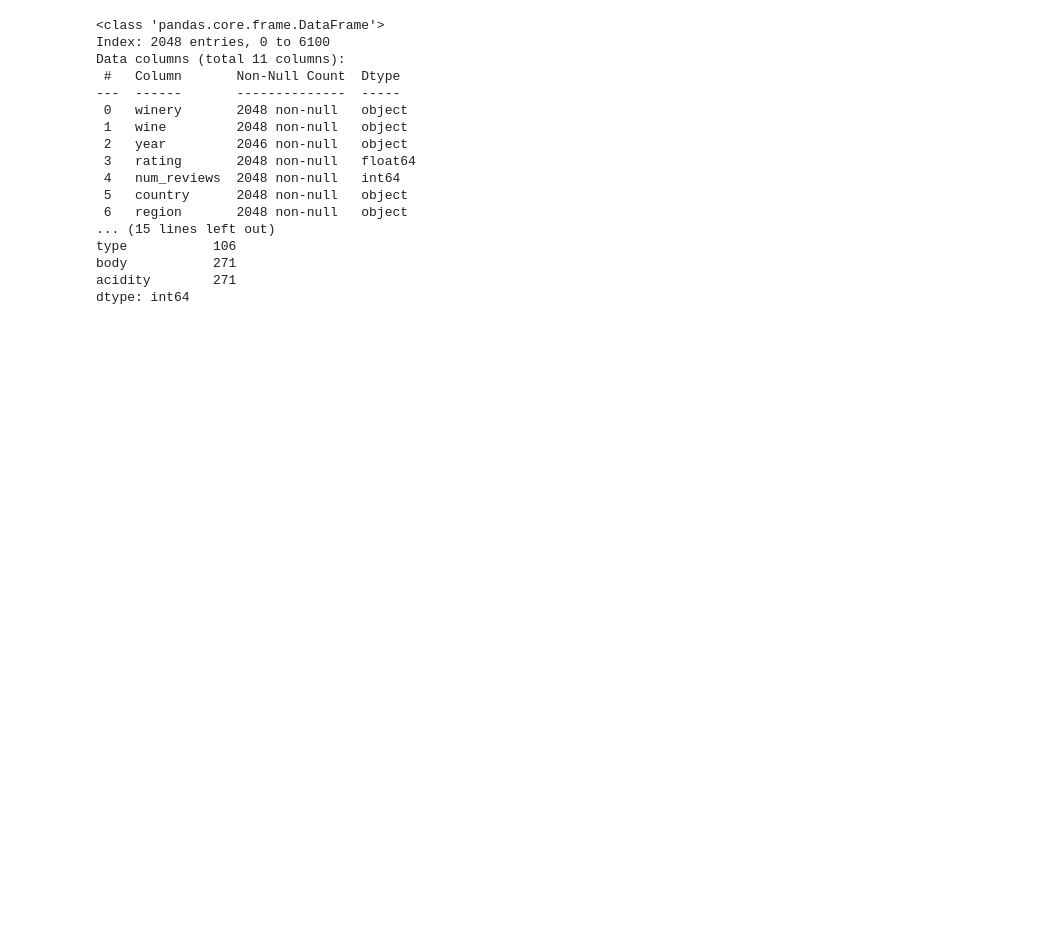
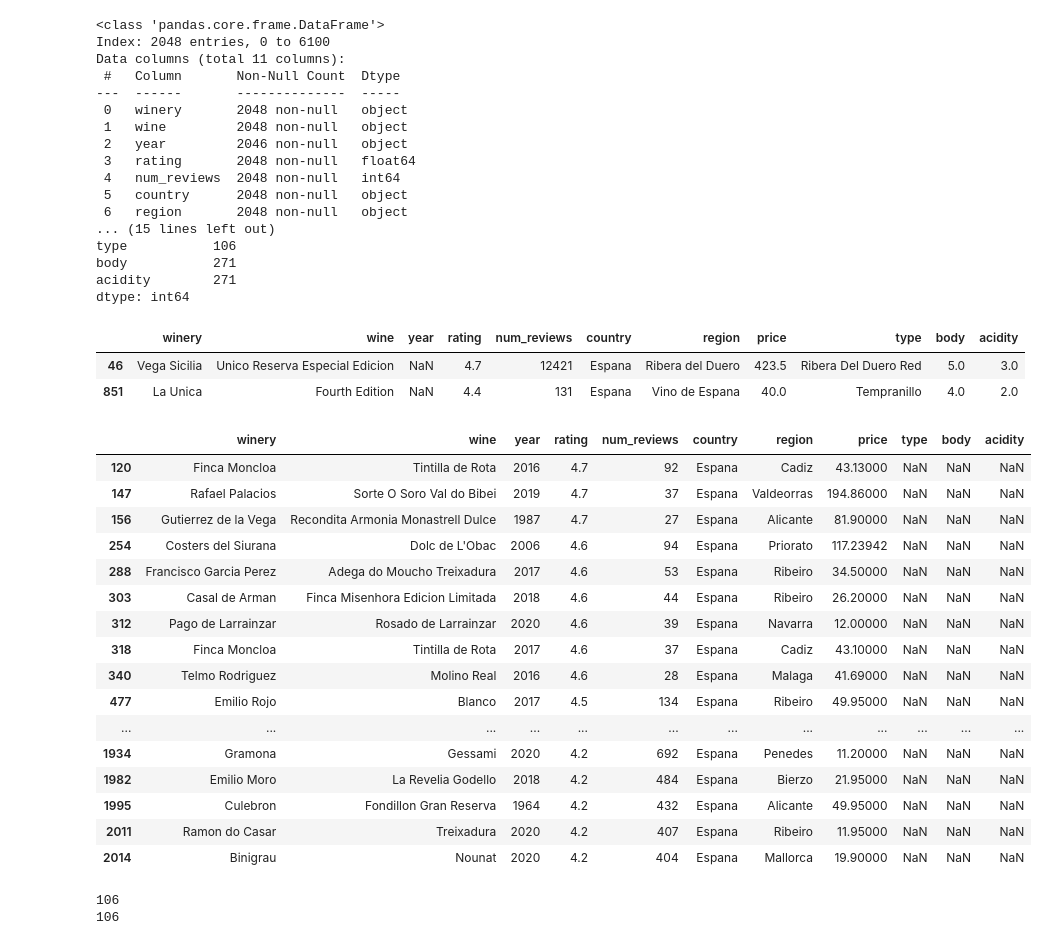
Before and after one commit to IRF1991/wine_test_dataset, a Jupyter notebook: notebooks/spanish_wine.ipynb, the cells around one changed output. Saved outputs shown, nothing was run; the diff lists cells and outputs as text; code cells hidden in the pictures; blank space fills up the shorter version.

```diff
--- a/notebooks/spanish_wine.ipynb
+++ b/notebooks/spanish_wine.ipynb
@@ -98,3 +120,11 @@ type           106
 body           271
 acidity        271
 dtype: int64
+# %%
+# Decido revisar los nulos de la columna "year" para saber cómo gestionarlos
+
+df[df["year"].isnull()]
+# %% [output]
+|  | winery | wine | year | rating | num_reviews | country | region | price | type | body | acidity |
+| 46 | Vega Sicilia | Unico Reserva Especial Edicion | NaN | 4.7 | 12421 | Espana | Ribera del Duero | 423.5 | Ribera Del Duero Red | 5.0 | 3.0 |
+| 851 | La Unica | Fourth Edition | NaN | 4.4 | 131 | Espana | Vino de Espana | 40.0 | Tempranillo | 4.0 | 2.0 |
@@ -100,0 +133,32 @@ dtype: int64
+# %%
+# Reviso los valores nulos en la columna "type" para decidir cómo gestionarlos
+    # Observo un patrón entre los nulos de type, body y acidity
+
+df[df["type"].isnull()]
+# %% [output]
+|  | winery | wine | year | rating | num_reviews | country | region | price | type | body | acidity |
+| 120 | Finca Moncloa | Tintilla de Rota | 2016 | 4.7 | 92 | Espana | Cadiz | 43.13000 | NaN | NaN | NaN |
+| 147 | Rafael Palacios | Sorte O Soro Val do Bibei | 2019 | 4.7 | 37 | Espana | Valdeorras | 194.86000 | NaN | NaN | NaN |
+| 156 | Gutierrez de la Vega | Recondita Armonia Monastrell Dulce | 1987 | 4.7 | 27 | Espana | Alicante | 81.90000 | NaN | NaN | NaN |
+| 254 | Costers del Siurana | Dolc de L'Obac | 2006 | 4.6 | 94 | Espana | Priorato | 117.23942 | NaN | NaN | NaN |
+| 288 | Francisco Garcia Perez | Adega do Moucho Treixadura | 2017 | 4.6 | 53 | Espana | Ribeiro | 34.50000 | NaN | NaN | NaN |
+| 303 | Casal de Arman | Finca Misenhora Edicion Limitada | 2018 | 4.6 | 44 | Espana | Ribeiro | 26.20000 | NaN | NaN | NaN |
+| 312 | Pago de Larrainzar | Rosado de Larrainzar | 2020 | 4.6 | 39 | Espana | Navarra | 12.00000 | NaN | NaN | NaN |
+| 318 | Finca Moncloa | Tintilla de Rota | 2017 | 4.6 | 37 | Espana | Cadiz | 43.10000 | NaN | NaN | NaN |
+| 340 | Telmo Rodriguez | Molino Real | 2016 | 4.6 | 28 | Espana | Malaga | 41.69000 | NaN | NaN | NaN |
+| 477 | Emilio Rojo | Blanco | 2017 | 4.5 | 134 | Espana | Ribeiro | 49.95000 | NaN | NaN | NaN |
+| ... | ... | ... | ... | ... | ... | ... | ... | ... | ... | ... | ... |
+| 1934 | Gramona | Gessami | 2020 | 4.2 | 692 | Espana | Penedes | 11.20000 | NaN | NaN | NaN |
+| 1982 | Emilio Moro | La Revelia Godello | 2018 | 4.2 | 484 | Espana | Bierzo | 21.95000 | NaN | NaN | NaN |
+| 1995 | Culebron | Fondillon Gran Reserva | 1964 | 4.2 | 432 | Espana | Alicante | 49.95000 | NaN | NaN | NaN |
+| 2011 | Ramon do Casar | Treixadura | 2020 | 4.2 | 407 | Espana | Ribeiro | 11.95000 | NaN | NaN | NaN |
+| 2014 | Binigrau | Nounat | 2020 | 4.2 | 404 | Espana | Mallorca | 19.90000 | NaN | NaN | NaN |
+# %%
+# Al revisar los nulos de la columna "type", observo que todos los registros con "type" nulo también tienen "body" y "acidity" nulos
+
+mask = df["type"].isnull()
+print((df.loc[mask, ["body", "acidity"]].isnull().all(axis=1)).sum())
+print(len(df[mask]))
+# %% [output]
+106
+106
```
Also changed, not shown: parts of 17 cells of this notebook.
